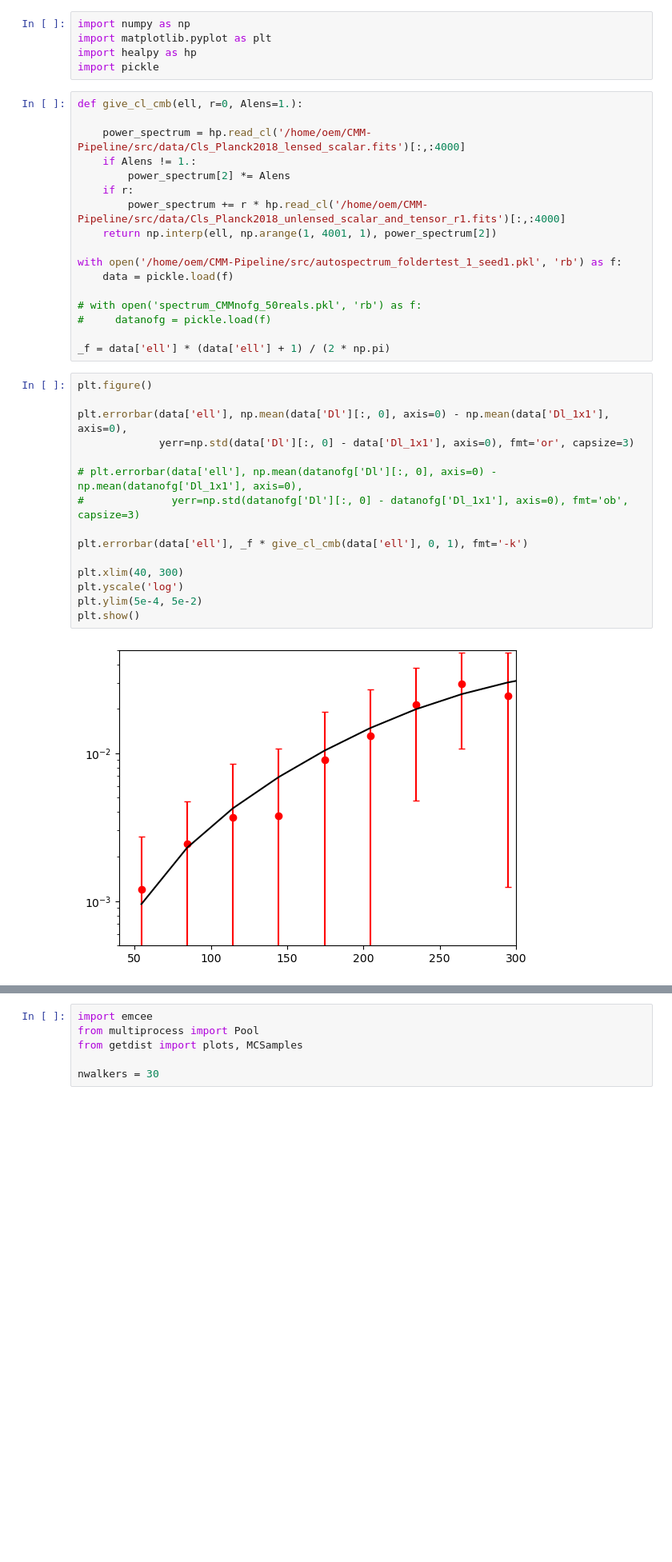
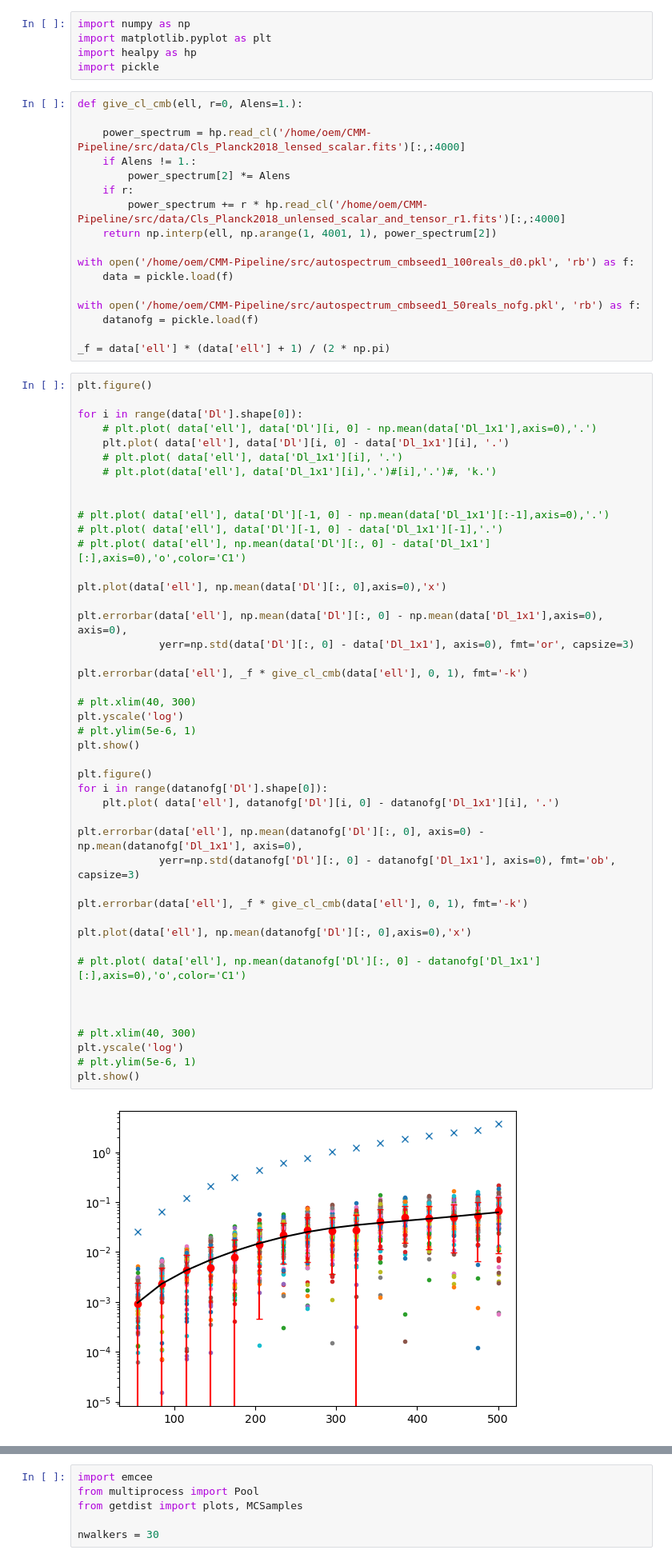
Before and after one commit to mathias77515/CMM-Pipeline, a Jupyter notebook: scripts_nahuel/analysis-r.ipynb, the cells around one changed output, grey strips where cells are left out. Shown at 80% size. Cells and saved outputs as stored; diff of their text form; blank space fills up the shorter version.

```diff
--- a/scripts_nahuel/analysis-r.ipynb
+++ b/scripts_nahuel/analysis-r.ipynb
@@ -13,27 +13,57 @@ def give_cl_cmb(ell, r=0, Alens=1.):
         power_spectrum += r * hp.read_cl('/home/oem/CMM-Pipeline/src/data/Cls_Planck2018_unlensed_scalar_and_tensor_r1.fits')[:,:4000]
     return np.interp(ell, np.arange(1, 4001, 1), power_spectrum[2])
 
-with open('/home/oem/CMM-Pipeline/src/autospectrum_foldertest_1_seed1.pkl', 'rb') as f:
+with open('/home/oem/CMM-Pipeline/src/autospectrum_cmbseed1_100reals_d0.pkl', 'rb') as f:
     data = pickle.load(f)
 
-# with open('spectrum_CMMnofg_50reals.pkl', 'rb') as f:
-#     datanofg = pickle.load(f)
+with open('/home/oem/CMM-Pipeline/src/autospectrum_cmbseed1_50reals_nofg.pkl', 'rb') as f:
+    datanofg = pickle.load(f)
 
 _f = data['ell'] * (data['ell'] + 1) / (2 * np.pi)
 # %%
 plt.figure()
 
-plt.errorbar(data['ell'], np.mean(data['Dl'][:, 0], axis=0) - np.mean(data['Dl_1x1'], axis=0),
+for i in range(data['Dl'].shape[0]):
+    # plt.plot( data['ell'], data['Dl'][i, 0] - np.mean(data['Dl_1x1'],axis=0),'.')
+    plt.plot( data['ell'], data['Dl'][i, 0] - data['Dl_1x1'][i], '.')
+    # plt.plot( data['ell'], data['Dl_1x1'][i], '.')
+    # plt.plot(data['ell'], data['Dl_1x1'][i],'.')#[i],'.')#, 'k.')
+
+
+# plt.plot( data['ell'], data['Dl'][-1, 0] - np.mean(data['Dl_1x1'][:-1],axis=0),'.')
+# plt.plot( data['ell'], data['Dl'][-1, 0] - data['Dl_1x1'][-1],'.')
+# plt.plot( data['ell'], np.mean(data['Dl'][:, 0] - data['Dl_1x1'][:],axis=0),'o',color='C1')
+
+plt.plot(data['ell'], np.mean(data['Dl'][:, 0],axis=0),'x')
+
+plt.errorbar(data['ell'], np.mean(data['Dl'][:, 0] - np.mean(data['Dl_1x1'],axis=0), axis=0),
              yerr=np.std(data['Dl'][:, 0] - data['Dl_1x1'], axis=0), fmt='or', capsize=3)
-
-# plt.errorbar(data['ell'], np.mean(datanofg['Dl'][:, 0], axis=0) - np.mean(datanofg['Dl_1x1'], axis=0),
-#              yerr=np.std(datanofg['Dl'][:, 0] - datanofg['Dl_1x1'], axis=0), fmt='ob', capsize=3)
 
 plt.errorbar(data['ell'], _f * give_cl_cmb(data['ell'], 0, 1), fmt='-k')
 
-plt.xlim(40, 300)
+# plt.xlim(40, 300)
 plt.yscale('log')
-plt.ylim(5e-4, 5e-2)
+# plt.ylim(5e-6, 1)
 plt.show()
+
+plt.figure()
+for i in range(datanofg['Dl'].shape[0]):
+    plt.plot( data['ell'], datanofg['Dl'][i, 0] - datanofg['Dl_1x1'][i], '.')
+
+plt.errorbar(data['ell'], np.mean(datanofg['Dl'][:, 0], axis=0) - np.mean(datanofg['Dl_1x1'], axis=0),
+             yerr=np.std(datanofg['Dl'][:, 0] - datanofg['Dl_1x1'], axis=0), fmt='ob', capsize=3)
+
+plt.errorbar(data['ell'], _f * give_cl_cmb(data['ell'], 0, 1), fmt='-k')
+
+plt.plot(data['ell'], np.mean(datanofg['Dl'][:, 0],axis=0),'x')
+
+# plt.plot( data['ell'], np.mean(datanofg['Dl'][:, 0] - datanofg['Dl_1x1'][:],axis=0),'o',color='C1')
+
+
+
+# plt.xlim(40, 300)
+plt.yscale('log')
+# plt.ylim(5e-6, 1)
+plt.show()
 # %% [output]
-[figure, old version]
+[figure, new version]
```
Also changed, not shown: parts of 9 cells of this notebook, 1 other file.
